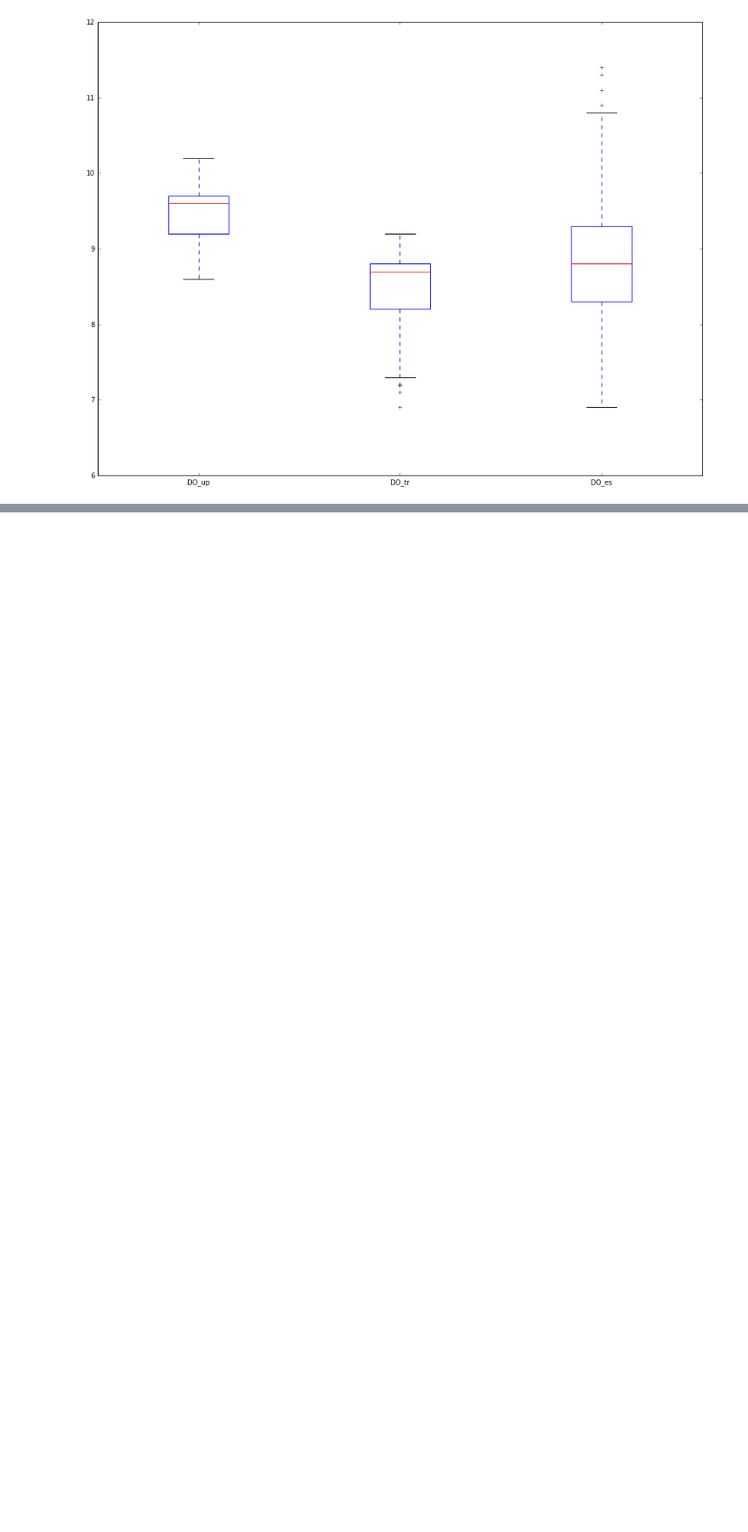
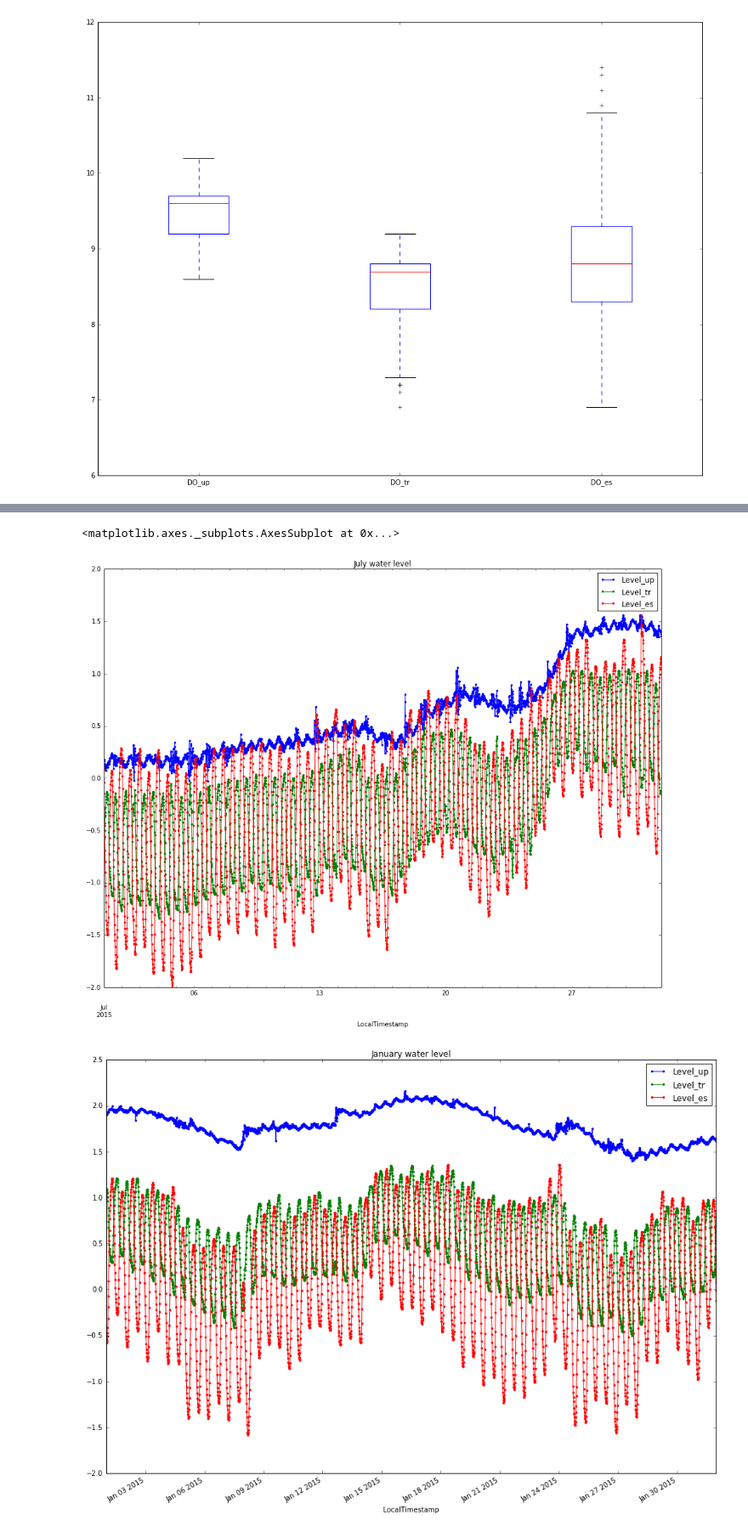
Before and after one commit to nataliegnelson/LSJR_Jupyter_project, a Jupyter notebook: Lower St. Johns River - DO analysis.ipynb, the cells around one changed output, grey strips where cells are left out. Shown at 85% size. Saved outputs shown, nothing was run; the diff lists cells and outputs as text; code cells hidden in the pictures; blank space fills up the shorter version.

```diff
--- a/Lower St. Johns River - DO analysis.ipynb
+++ b/Lower St. Johns River - DO analysis.ipynb
@@ -200,0 +219,15 @@ dfjan.plot.box()
+# %%
+## use pd.concat to create a new dataframe composed of specific lsjr columns
+df_lv = pd.concat([lsjr['Level_up'],lsjr['Level_tr'],lsjr['Level_es']],axis=1)
+
+## create July subset and plot
+df_lv_jul = df_lv[(df.index.month == 7)]
+df_lv_jul.dropna().plot(marker='.',title='July water level')
+
+## create January subset and plot
+df_lv_jan = df_lv[(df.index.month == 1)]
+df_lv_jan.dropna().plot(marker='.',title='January water level')
+# %% [output]
+<matplotlib.axes._subplots.AxesSubplot at 0x...>
+[figure, added]
+[figure, added]
```
Also changed, not shown: parts of 53 cells of this notebook.
